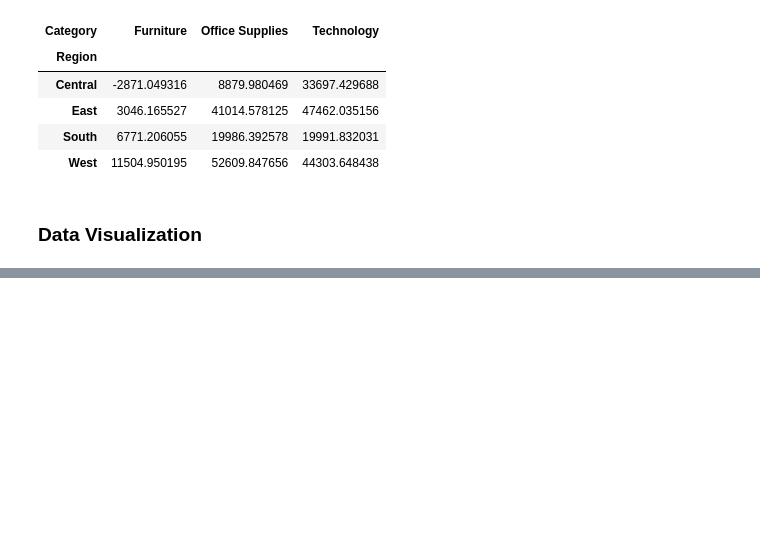
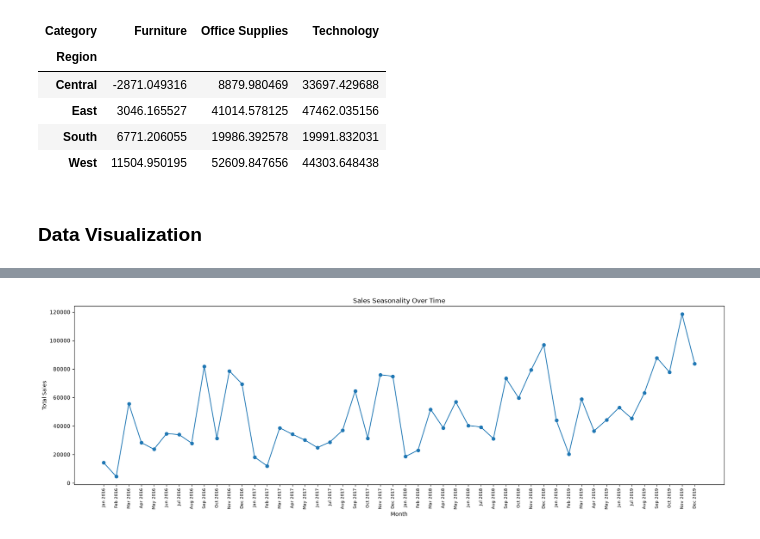
Before and after one commit to Saifeldenkhaled/Mini_project_Repo, a Jupyter notebook: MiniProject.ipynb, the cells around one changed output, grey strips where cells are left out. Drawn from its saved outputs; the diff is of its cells as text; code cells hidden in the pictures; blank space fills up the shorter version.

```diff
--- a/MiniProject.ipynb
+++ b/MiniProject.ipynb
@@ -546,0 +496,6 @@ plot_profit_by_region_category(
+# %%
+plot_sales_seasonality(
+    analysis_results["sales_seasonality"]
+)
+# %% [output]
+[figure, added]
```
Also changed, not shown: parts of 35 cells of this notebook, 2 other files.
